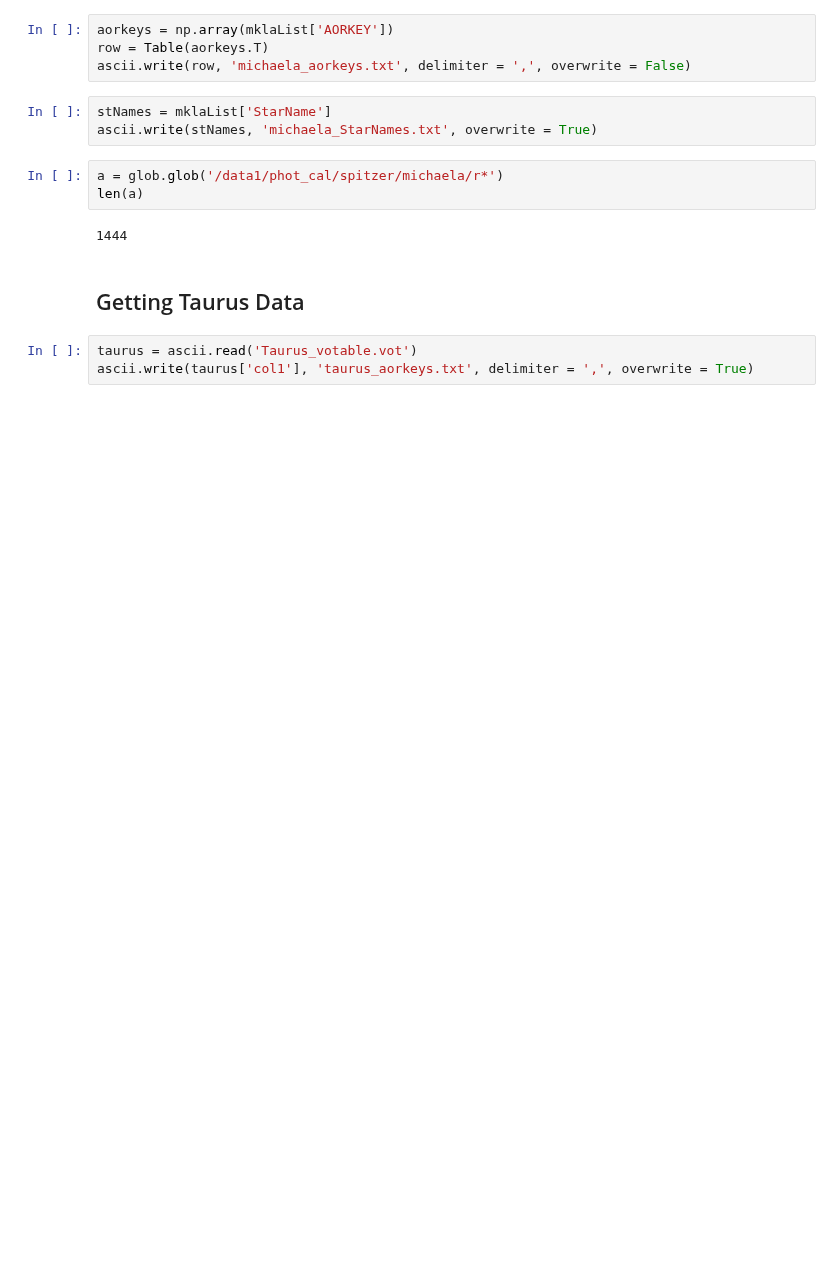
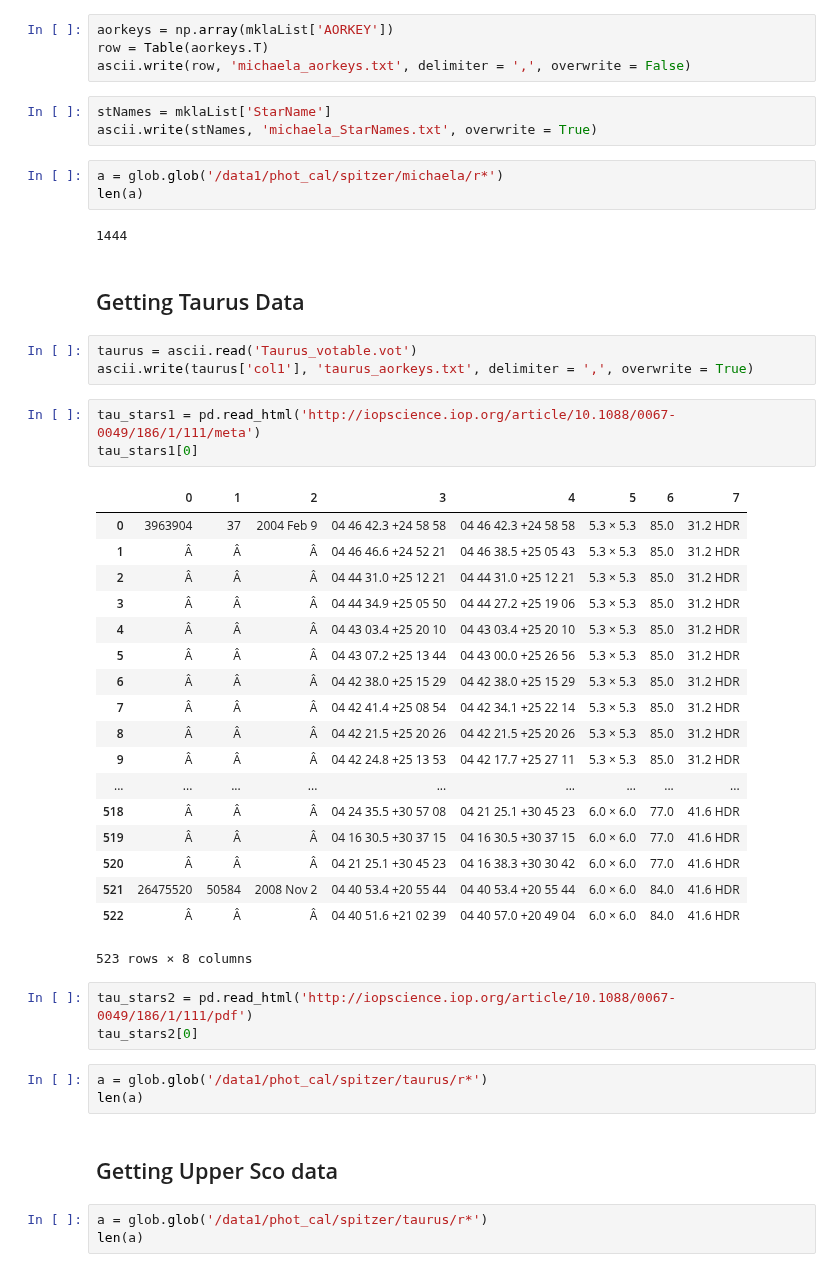
Before and after one commit to eas342/IRAC_photometry, a Jupyter notebook: Code Testing.ipynb, the cells around one changed output. Drawn from its saved outputs; the diff is of its cells as text; blank space fills up the shorter version.

```diff
--- a/Code Testing.ipynb
+++ b/Code Testing.ipynb
@@ -89,3 +89,36 @@ len(a)
 # %%
 taurus = ascii.read('Taurus_votable.vot')
 ascii.write(taurus['col1'], 'taurus_aorkeys.txt', delimiter = ',', overwrite = True)
+# %%
+tau_stars1 = pd.read_html('http://iopscience.iop.org/article/10.1088/0067-0049/186/1/111/meta')
+tau_stars1[0]
+# %% [output]
+|  | 0 | 1 | 2 | 3 | 4 | 5 | 6 | 7 |
+| 0 | 3963904 | 37 | 2004 Feb 9 | 04 46 42.3 +24 58 58 | 04 46 42.3 +24 58 58 | 5.3 × 5.3 | 85.0 | 31.2 HDR |
+| 1 | Â | Â | Â | 04 46 46.6 +24 52 21 | 04 46 38.5 +25 05 43 | 5.3 × 5.3 | 85.0 | 31.2 HDR |
+| 2 | Â | Â | Â | 04 44 31.0 +25 12 21 | 04 44 31.0 +25 12 21 | 5.3 × 5.3 | 85.0 | 31.2 HDR |
+| 3 | Â | Â | Â | 04 44 34.9 +25 05 50 | 04 44 27.2 +25 19 06 | 5.3 × 5.3 | 85.0 | 31.2 HDR |
+| 4 | Â | Â | Â | 04 43 03.4 +25 20 10 | 04 43 03.4 +25 20 10 | 5.3 × 5.3 | 85.0 | 31.2 HDR |
+| 5 | Â | Â | Â | 04 43 07.2 +25 13 44 | 04 43 00.0 +25 26 56 | 5.3 × 5.3 | 85.0 | 31.2 HDR |
+| 6 | Â | Â | Â | 04 42 38.0 +25 15 29 | 04 42 38.0 +25 15 29 | 5.3 × 5.3 | 85.0 | 31.2 HDR |
+| 7 | Â | Â | Â | 04 42 41.4 +25 08 54 | 04 42 34.1 +25 22 14 | 5.3 × 5.3 | 85.0 | 31.2 HDR |
+| 8 | Â | Â | Â | 04 42 21.5 +25 20 26 | 04 42 21.5 +25 20 26 | 5.3 × 5.3 | 85.0 | 31.2 HDR |
+| 9 | Â | Â | Â | 04 42 24.8 +25 13 53 | 04 42 17.7 +25 27 11 | 5.3 × 5.3 | 85.0 | 31.2 HDR |
+| ... | ... | ... | ... | ... | ... | ... | ... | ... |
+| 518 | Â | Â | Â | 04 24 35.5 +30 57 08 | 04 21 25.1 +30 45 23 | 6.0 × 6.0 | 77.0 | 41.6 HDR |
+| 519 | Â | Â | Â | 04 16 30.5 +30 37 15 | 04 16 30.5 +30 37 15 | 6.0 × 6.0 | 77.0 | 41.6 HDR |
+| 520 | Â | Â | Â | 04 21 25.1 +30 45 23 | 04 16 38.3 +30 30 42 | 6.0 × 6.0 | 77.0 | 41.6 HDR |
+| 521 | 26475520 | 50584 | 2008 Nov 2 | 04 40 53.4 +20 55 44 | 04 40 53.4 +20 55 44 | 6.0 × 6.0 | 84.0 | 41.6 HDR |
+| 522 | Â | Â | Â | 04 40 51.6 +21 02 39 | 04 40 57.0 +20 49 04 | 6.0 × 6.0 | 84.0 | 41.6 HDR |
+523 rows × 8 columns
+# %%
+tau_stars2 = pd.read_html('http://iopscience.iop.org/article/10.1088/0067-0049/186/1/111/pdf')
+tau_stars2[0]
+# %%
+a = glob.glob('/data1/phot_cal/spitzer/taurus/r*')
+len(a)
+# %% [markdown]
+## Getting Upper Sco data
+# %%
+a = glob.glob('/data1/phot_cal/spitzer/taurus/r*')
+len(a)
```
Also changed, not shown: 2 other files.
